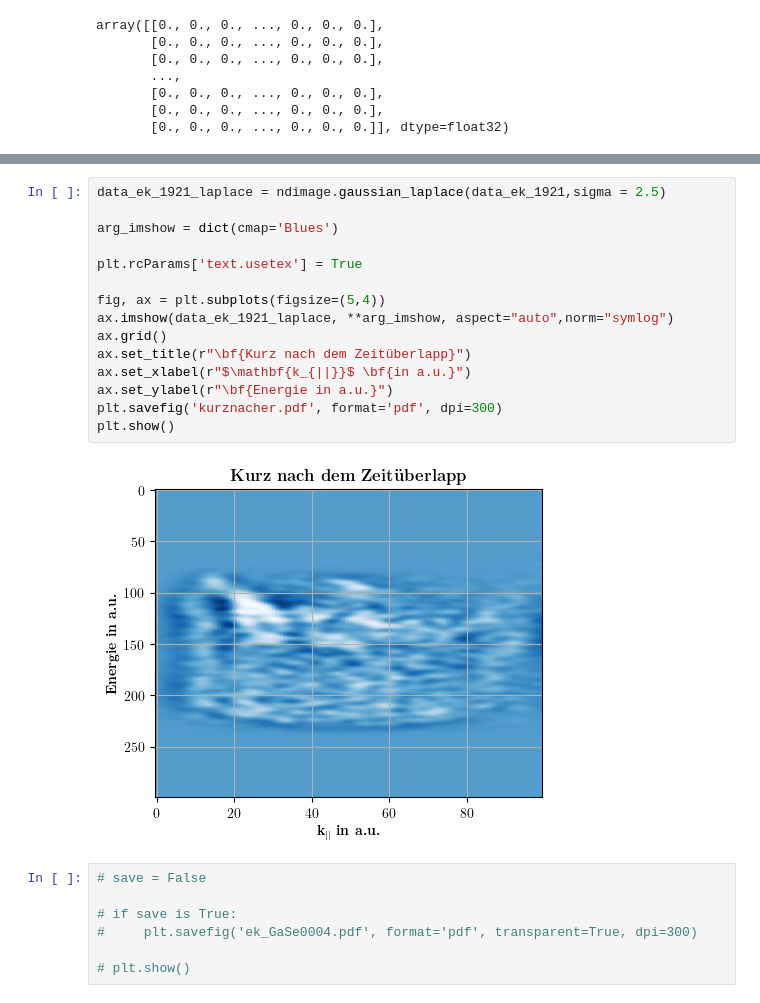
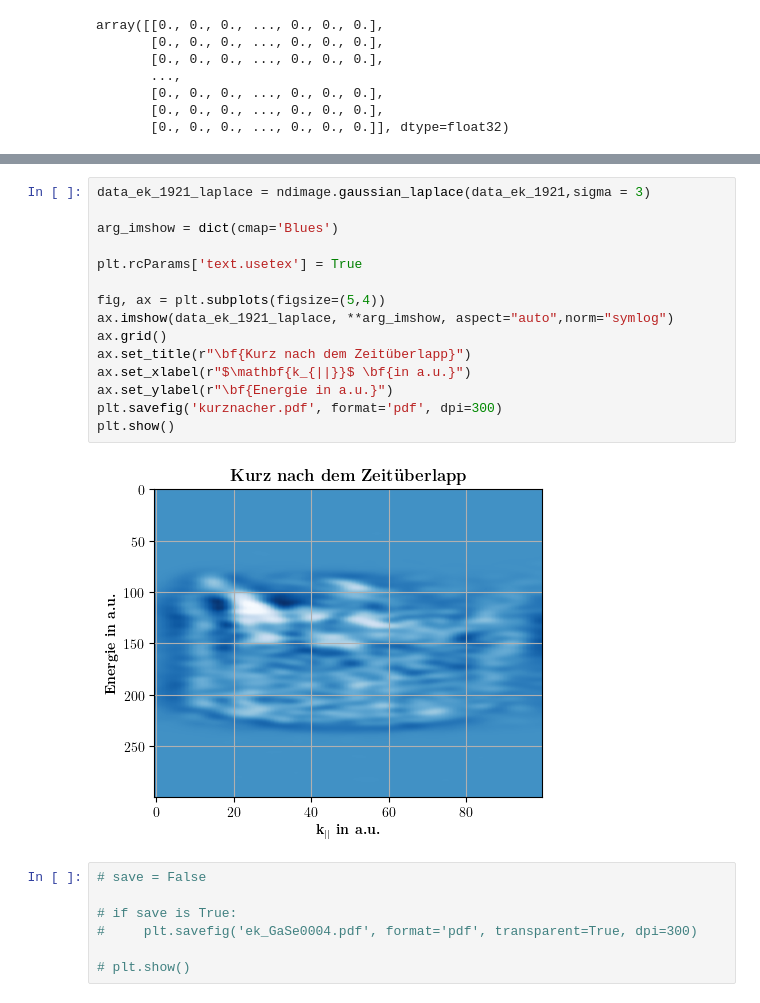
Before and after one commit to RicemanBoy/NM-Code-for-Excercises, a Jupyter notebook: Forschungsarbeit 1/plot.ipynb, the cells around one changed output, grey strips where cells are left out. Saved outputs shown, nothing was run; the diff lists cells and outputs as text.

```diff
--- a/Forschungsarbeit 1/plot.ipynb
+++ b/Forschungsarbeit 1/plot.ipynb
@@ -135,20 +143,20 @@ plt.show()
 # %%
-data_ek_1921_laplace = ndimage.gaussian_laplace(data_ek_1921,sigma = 2.5)
+data_ek_1921_laplace = ndimage.gaussian_laplace(data_ek_1921,sigma = 3)
 
 arg_imshow = dict(cmap='Blues')
 
 plt.rcParams['text.usetex'] = True
 
 fig, ax = plt.subplots(figsize=(5,4))
 ax.imshow(data_ek_1921_laplace, **arg_imshow, aspect="auto",norm="symlog")
 ax.grid()
 ax.set_title(r"\bf{Kurz nach dem Zeitüberlapp}")
 ax.set_xlabel(r"$\mathbf{k_{||}}$ \bf{in a.u.}")
 ax.set_ylabel(r"\bf{Energie in a.u.}")
 plt.savefig('kurznacher.pdf', format='pdf', dpi=300)
 plt.show()
 # %% [output]
-[figure, old version]
+[figure, new version]
 # %%
 # save = False
 
```
Also changed, not shown: parts of 6 cells of this notebook, 4 other files.
